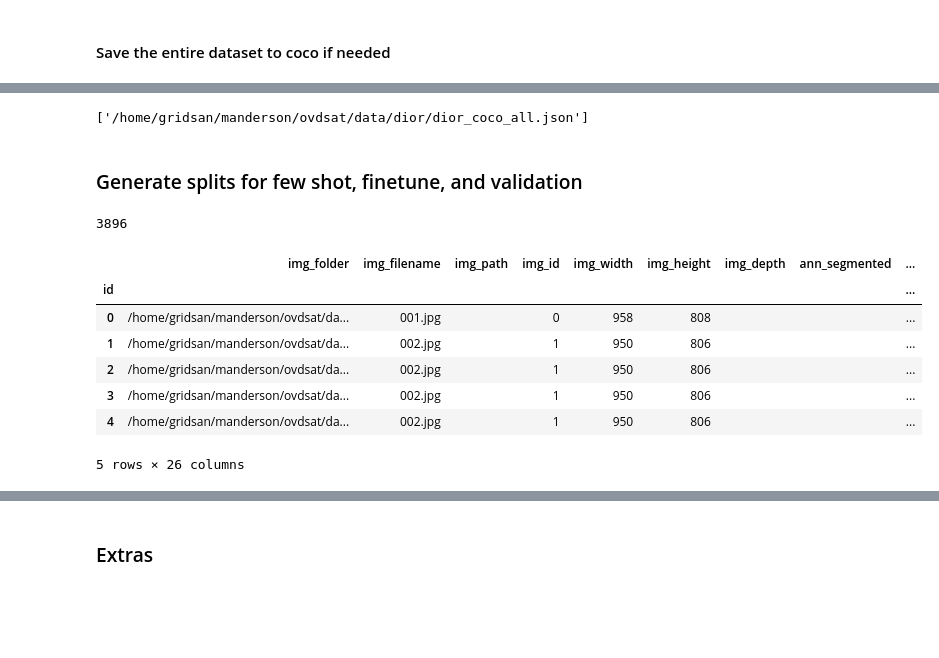
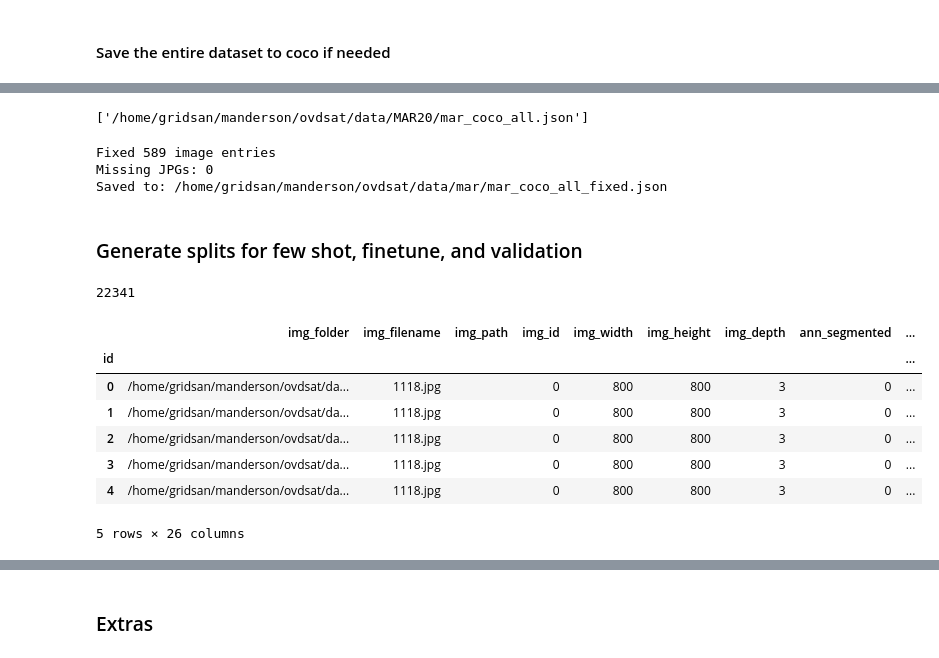
Before and after one commit to madelineloui/ovdsat, a Jupyter notebook: data/create_splits.ipynb, the cells around one changed output, grey strips where cells are left out. Saved outputs shown, nothing was run; the diff lists cells and outputs as text; code cells hidden in the pictures; blank space fills up the shorter version.

```diff
--- a/data/create_splits.ipynb
+++ b/data/create_splits.ipynb
@@ -25,34 +26,71 @@ mydataset.df.head()
 5 rows × 26 columns
 # %%
 exp = exporter.Export(mydataset)
-exp.ExportToCoco(output_path=f'{voc_path}/dior_coco_all.json', cat_id_index=0)
+exp.ExportToCoco(output_path=f'{voc_path}/mar_coco_all.json', cat_id_index=0)
 # %% [output]
-['/home/gridsan/manderson/ovdsat/data/dior/dior_coco_all.json']
+['/home/gridsan/manderson/ovdsat/data/MAR20/mar_coco_all.json']
+# %%
+# Fix .xml -> jpg
+
+coco_json = "/home/gridsan/manderson/ovdsat/data/mar/mar_coco_all.json"
+images_dir = "/home/gridsan/manderson/ovdsat/data/mar/JPEGImages"
+out_json = "/home/gridsan/manderson/ovdsat/data/mar/mar_coco_all_fixed.json"
+
+with open(coco_json, "r") as f:
+    coco = json.load(f)
+
+num_fixed = 0
+num_missing = 0
+
+for img in coco["images"]:
+    fname = img["file_name"]
+
+    if fname.lower().endswith(".xml"):
+        new_fname = fname[:-4] + ".jpg"
+        jpg_path = os.path.join(images_dir, new_fname)
+
+        if os.path.exists(jpg_path):
+            img["file_name"] = new_fname
+            num_fixed += 1
+        else:
+            print(f"[WARN] JPG not found for {fname}")
+            num_missing += 1
+
+with open(out_json, "w") as f:
+    json.dump(coco, f)
+
+print(f"Fixed {num_fixed} image entries")
+print(f"Missing JPGs: {num_missing}")
+print(f"Saved to: {out_json}")
+# %% [output]
+Fixed 589 image entries
+Missing JPGs: 0
+Saved to: /home/gridsan/manderson/ovdsat/data/mar/mar_coco_all_fixed.json
 # %% [markdown]
 ### Generate splits for few shot, finetune, and validation
 # %%
 # Load your COCO dataset
-coco_json = f"/home/gridsan/manderson/ovdsat/data/nwpu/nwpu_vhr10_coco.json"
-path_to_images = "/home/gridsan/manderson/ovdsat/data/nwpu/positive_image_set"   # folder with your images
+coco_json = f"/home/gridsan/manderson/ovdsat/data/mar/mar_coco_all.json"
+path_to_images = "/home/gridsan/manderson/ovdsat/data/mar/JPEGImages"   # folder with your images
 
 all_dataset = importer.ImportCoco(
     path=coco_json,
     path_to_images=path_to_images,
-    name="nwpu"
+    name="MAR20"
 )
 
 # Get the dataframe
 df = all_dataset.df
 print(len(df))
 df.head()
 # %% [output]
-3896
+22341
 |  | img_folder | img_filename | img_path | img_id | img_width | img_height | img_depth | ann_segmented | ... |
 | id |  |  |  |  |  |  |  |  | ... |
-| 0 | /home/gridsan/manderson/ovdsat/da... | 001.jpg |  | 0 | 958 | 808 |  |  | ... |
-| 1 | /home/gridsan/manderson/ovdsat/da... | 002.jpg |  | 1 | 950 | 806 |  |  | ... |
-| 2 | /home/gridsan/manderson/ovdsat/da... | 002.jpg |  | 1 | 950 | 806 |  |  | ... |
-| 3 | /home/gridsan/manderson/ovdsat/da... | 002.jpg |  | 1 | 950 | 806 |  |  | ... |
-| 4 | /home/gridsan/manderson/ovdsat/da... | 002.jpg |  | 1 | 950 | 806 |  |  | ... |
+| 0 | /home/gridsan/manderson/ovdsat/da... | 1118.jpg |  | 0 | 800 | 800 | 3 | 0 | ... |
+| 1 | /home/gridsan/manderson/ovdsat/da... | 1118.jpg |  | 0 | 800 | 800 | 3 | 0 | ... |
+| 2 | /home/gridsan/manderson/ovdsat/da... | 1118.jpg |  | 0 | 800 | 800 | 3 | 0 | ... |
+| 3 | /home/gridsan/manderson/ovdsat/da... | 1118.jpg |  | 0 | 800 | 800 | 3 | 0 | ... |
+| 4 | /home/gridsan/manderson/ovdsat/da... | 1118.jpg |  | 0 | 800 | 800 | 3 | 0 | ... |
 5 rows × 26 columns
 # %%
```
Also changed, not shown: parts of 11 cells of this notebook, 18 other files.
